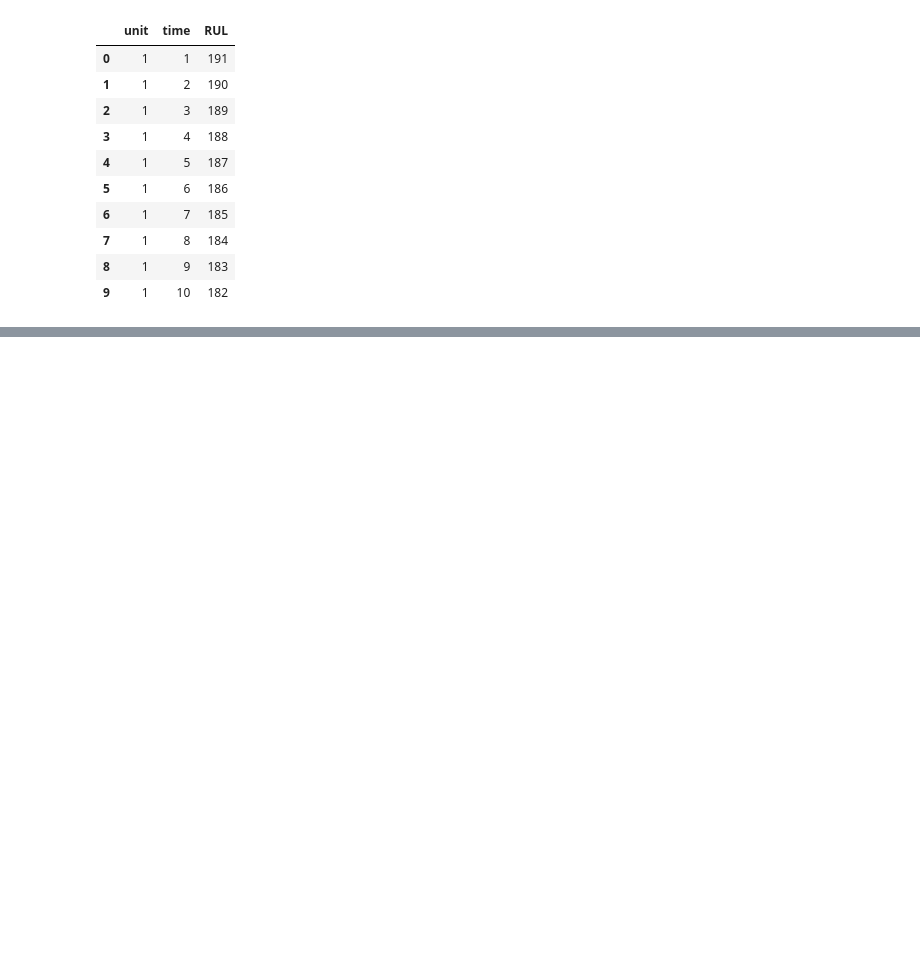
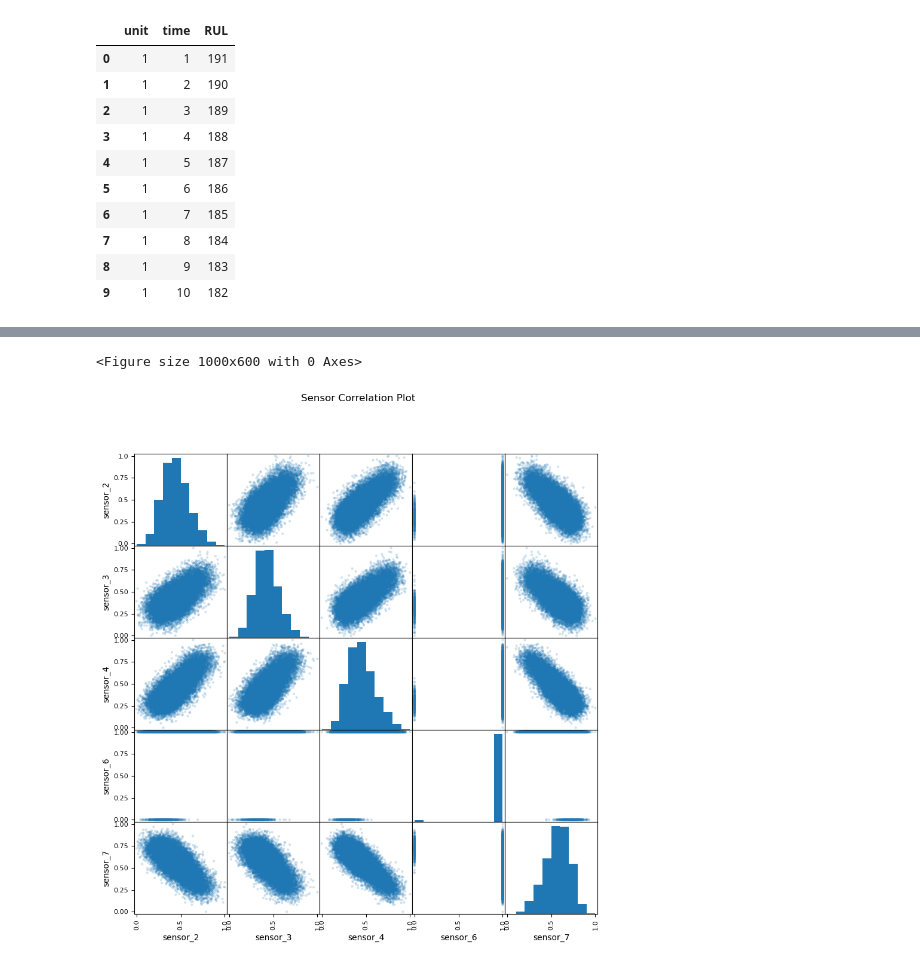
Before and after one commit to Chandrikajoshi123/Predictive-Maintenance-System, a Jupyter notebook: dataund.ipynb, the cells around one changed output, grey strips where cells are left out. Saved outputs shown, nothing was run; the diff lists cells and outputs as text; code cells hidden in the pictures; blank space fills up the shorter version.

```diff
--- a/dataund.ipynb
+++ b/dataund.ipynb
@@ -146,0 +145,16 @@ ModuleNotFoundError: No module named 'matplotlib'
+# %%
+drop_columns = ['op1', 'op2', 'op3', 'sensor_1', 'sensor_5', 'sensor_10']
+feature_columns = [col for col in df.columns if col not in drop_columns + ['unit', 'time', 'RUL']]
+# %%
+scaler = MinMaxScaler()
+df[feature_columns] = scaler.fit_transform(df[feature_columns])
+# %%
+df_model = df[feature_columns + ['RUL']]
+# %%
+plt.figure(figsize=(10, 6))
+pd.plotting.scatter_matrix(df_model.iloc[:, :5], alpha=0.2, figsize=(10, 10))
+plt.suptitle("Sensor Correlation Plot")
+plt.show()
+# %% [output]
+<Figure size 1000x600 with 0 Axes>
+[figure, added]
```
Also changed, not shown: parts of 17 cells of this notebook, 2 other files.
